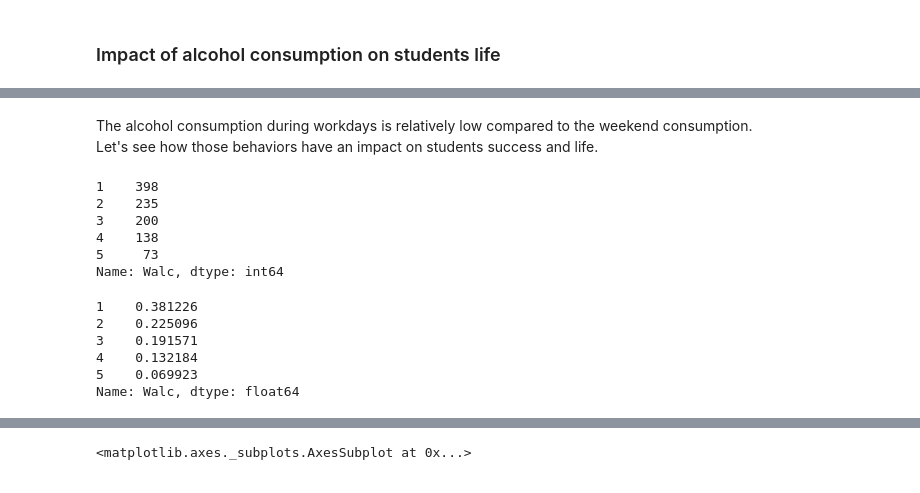
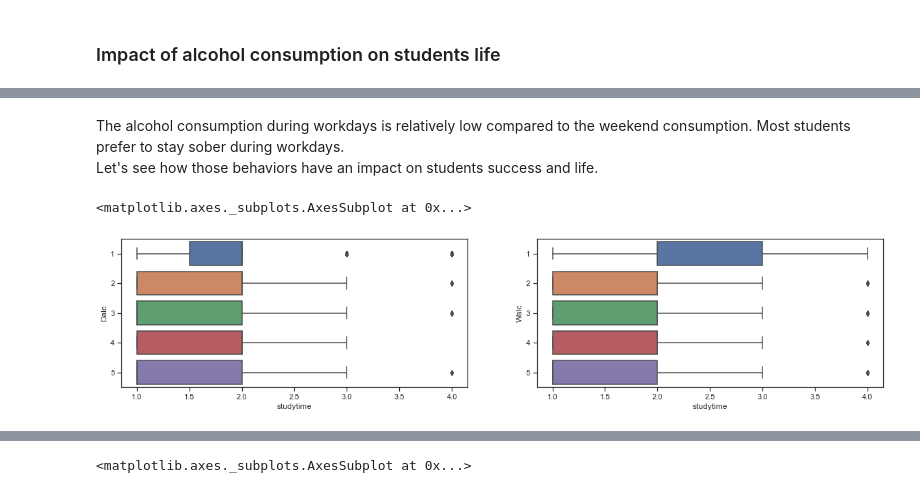
Before and after one commit to ConsciousML/Naive-Bayes-Classifier-from-scratch, a Jupyter notebook: Naive Bayes.ipynb, the cells around one changed output, grey strips where cells are left out. Drawn from its saved outputs; the diff is of its cells as text; code cells hidden in the pictures.

```diff
--- a/Naive Bayes.ipynb
+++ b/Naive Bayes.ipynb
@@ -142,22 +142,11 @@ Text(0.5, 1.0, 'Weekdend Alcohol Consumption')
 [figure]
 # %% [markdown]
-The alcohol consumption during workdays is relatively low compared to the weekend consumption.<br>
+The alcohol consumption during workdays is relatively low compared to the weekend consumption. Most students prefer to stay sober during workdays.<br>
 Let's see how those behaviors have an impact on students success and life.
-# %%
-alc_workday
-# %% [output]
-1    398
-2    235
-3    200
-4    138
-5     73
-Name: Walc, dtype: int64
-# %%
-percent
-# %% [output]
-1    0.381226
-2    0.225096
-3    0.191571
-4    0.132184
-5    0.069923
-Name: Walc, dtype: float64
+# %%
+_, (ax1, ax2) = plt.subplots(1, 2, figsize=(20, 4))
+sns.boxplot(y='Dalc', x='studytime', orient='h', data=students, ax=ax1)
+sns.boxplot(y='Walc', x='studytime', orient='h', data=students, ax=ax2)
+# %% [output]
+<matplotlib.axes._subplots.AxesSubplot at 0x...>
+[figure, added]
```
Also changed, not shown: parts of 4 cells of this notebook.
